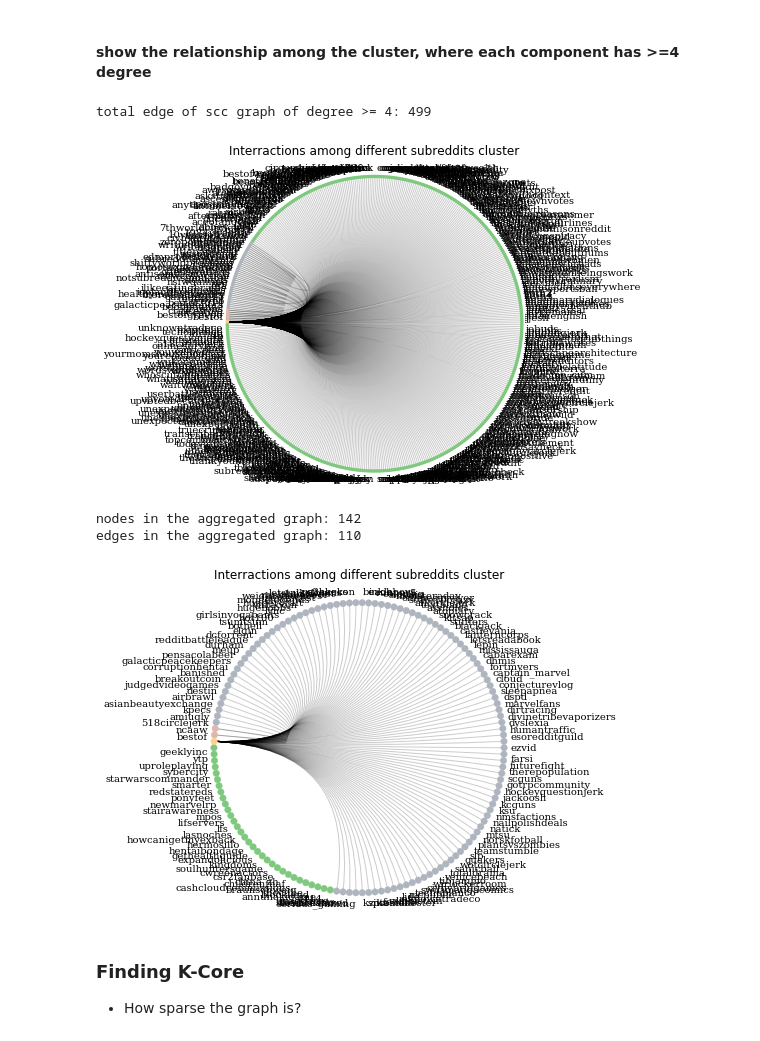
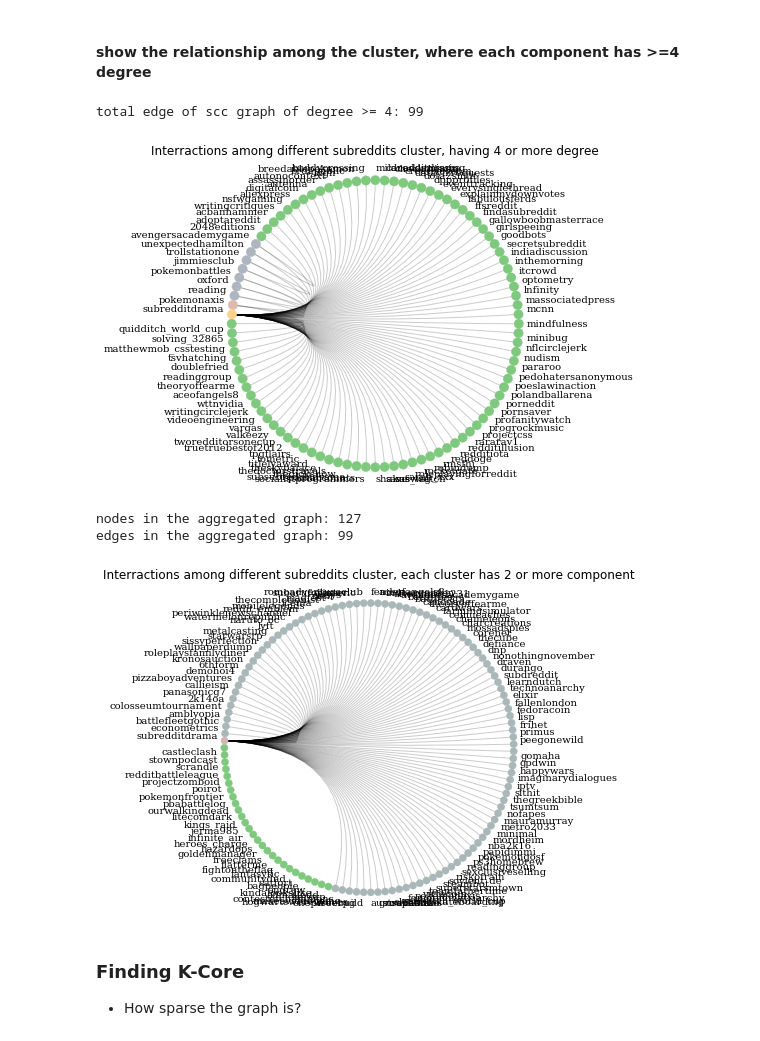
Before and after one commit to maliakber/algorithm-data-model-csc-501, a Jupyter notebook: source/assignment-3/assignment-3-jupnote.ipynb, the cells around one changed output. Saved outputs shown, nothing was run; the diff lists cells and outputs as text; code cells hidden in the pictures.

```diff
--- a/source/assignment-3/assignment-3-jupnote.ipynb
+++ b/source/assignment-3/assignment-3-jupnote.ipynb
@@ -14,7 +17,7 @@ import time
 # %%
 %%time
 startTime = time.time()
-# data = pd.read_csv("data/soc-redditHyperlinks-body.tsv", sep='\t')
-data = pd.read_csv("data/soc-redditHyperlinks-title.tsv", sep='\t')
+data = pd.read_csv("data/soc-redditHyperlinks-body.tsv", sep='\t')
+# data = pd.read_csv("data/soc-redditHyperlinks-title.tsv", sep='\t')
 data.head()
 # %% [output]
@@ -544,18 +556,18 @@ for x in gScc.vertices:
         edge_list.append([significantNodeInScc[x], significantNodeInScc[y]])
 print("total edge of scc graph of degree >= 4:", len(edge_list))
 # %% [output]
-total edge of scc graph of degree >= 4: 499
+total edge of scc graph of degree >= 4: 99
 # %%
 G = nx.Graph(edge_list)
 for n in G.nodes():
     G.nodes[n]['degree'] = len(list(G.neighbors(n)))
 c = nv.CircosPlot(G, node_labels=True, node_order='degree', node_color='degree')
 # Draw the CircosPlot to the screen
 c.draw()
-plt.title("Interractions among different subreddits cluster")
+plt.title("Interractions among different subreddits cluster, having 4 or more degree")
 plt.show()
 # %% [output]
-[figure, old version]
+[figure, new version]
 # %%
 # remove all the scc where the community has less then 2 subreddits
 idx = 0
@@ -581,18 +593,18 @@ for i in range(scc_idx):
 print("nodes in the aggregated graph:", scc_idx)
 print("edges in the aggregated graph:", len(gScc.edges()))
 # %% [output]
-nodes in the aggregated graph: 142
-edges in the aggregated graph: 110
+nodes in the aggregated graph: 127
+edges in the aggregated graph: 99
 # %%
 for n in gScc.nodes():
     gScc.nodes[n]['degree'] = len(list(gScc.neighbors(n)))
 c = nv.CircosPlot(gScc, node_labels=True, node_order='degree', node_color='degree')
 # Draw the CircosPlot to the screen
 c.draw()
-plt.title("Interractions among different subreddits cluster")
+plt.title("Interractions among different subreddits cluster, each cluster has 2 or more component")
 plt.show()
 # %% [output]
-[figure, old version]
+[figure, new version]
 # %% [markdown]
 ### Finding K-Core
 - How sparse the graph is?
```
Also changed, not shown: parts of 85 cells of this notebook.
